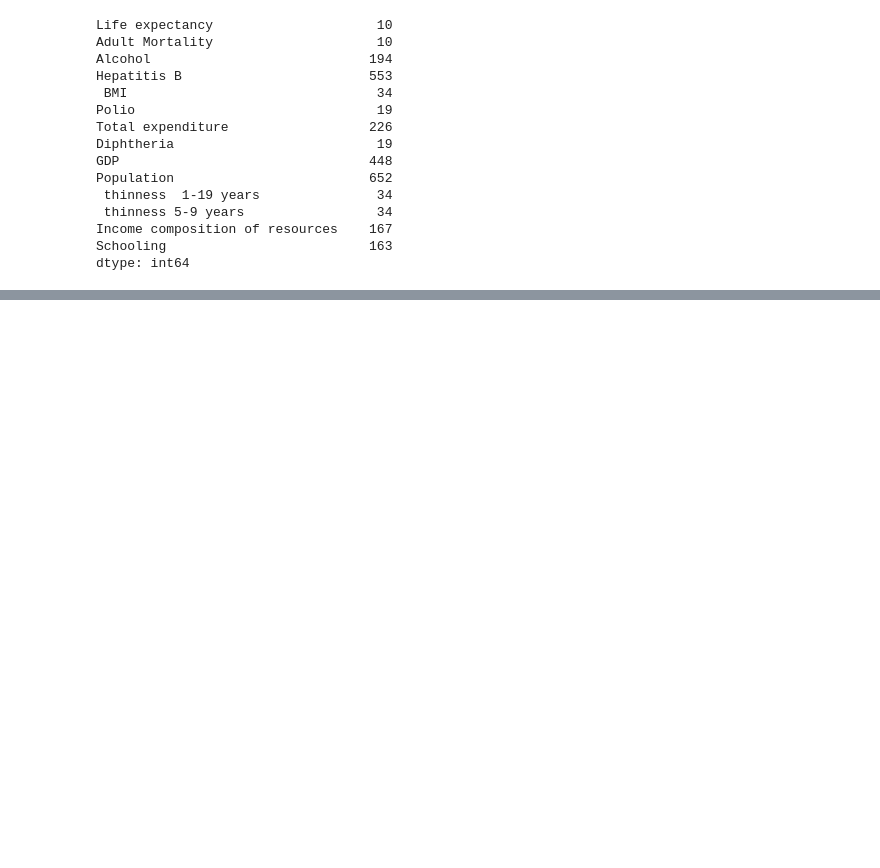
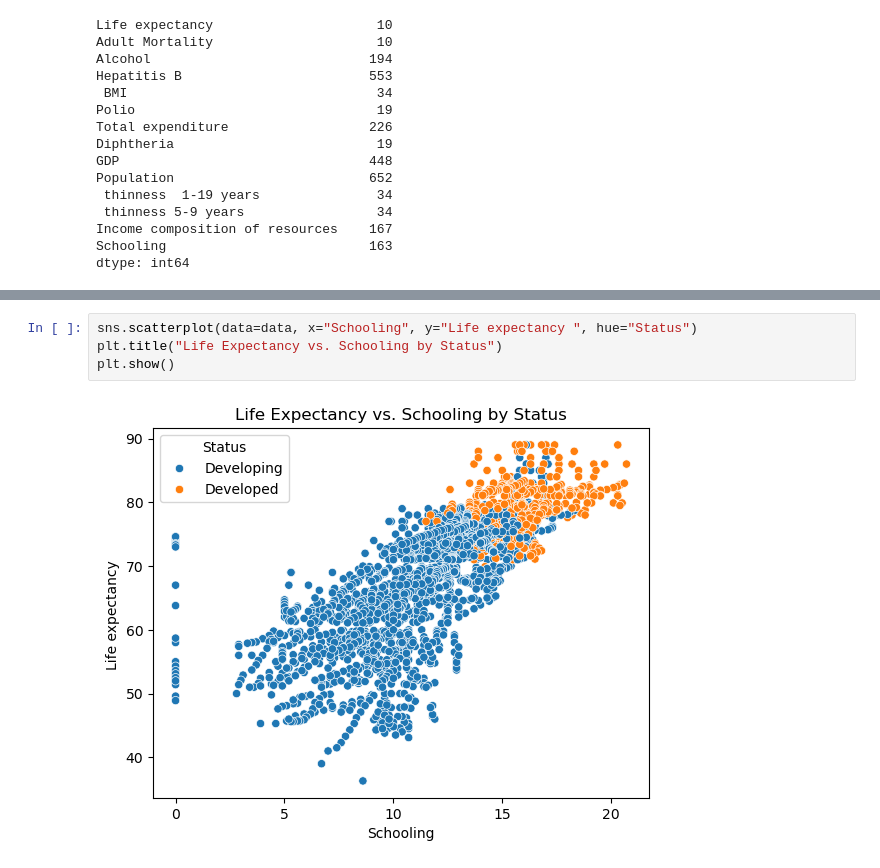
Before and after one commit to Sayantika96/WHO_Life_Expectancy, a Jupyter notebook: exercise.ipynb, the cells around one changed output, grey strips where cells are left out. Drawn from its saved outputs; the diff is of its cells as text; blank space fills up the shorter version.

```diff
--- a/exercise.ipynb
+++ b/exercise.ipynb
@@ -55,0 +81,6 @@ dtype: int64
+# %%
+sns.scatterplot(data=data, x="Schooling", y="Life expectancy ", hue="Status")
+plt.title("Life Expectancy vs. Schooling by Status")
+plt.show()
+# %% [output]
+[figure, added]
```
Also changed, not shown: parts of 16 cells of this notebook.
